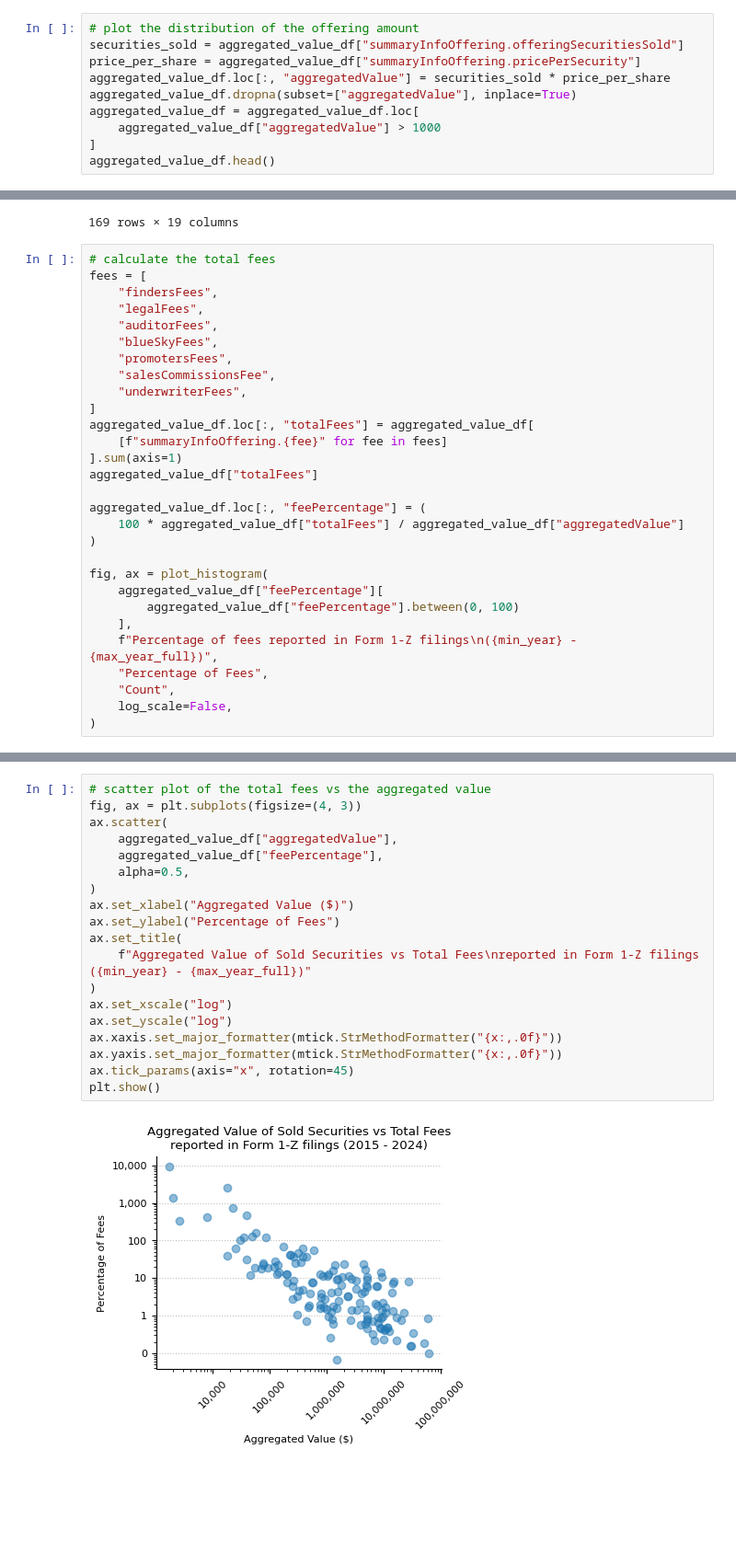
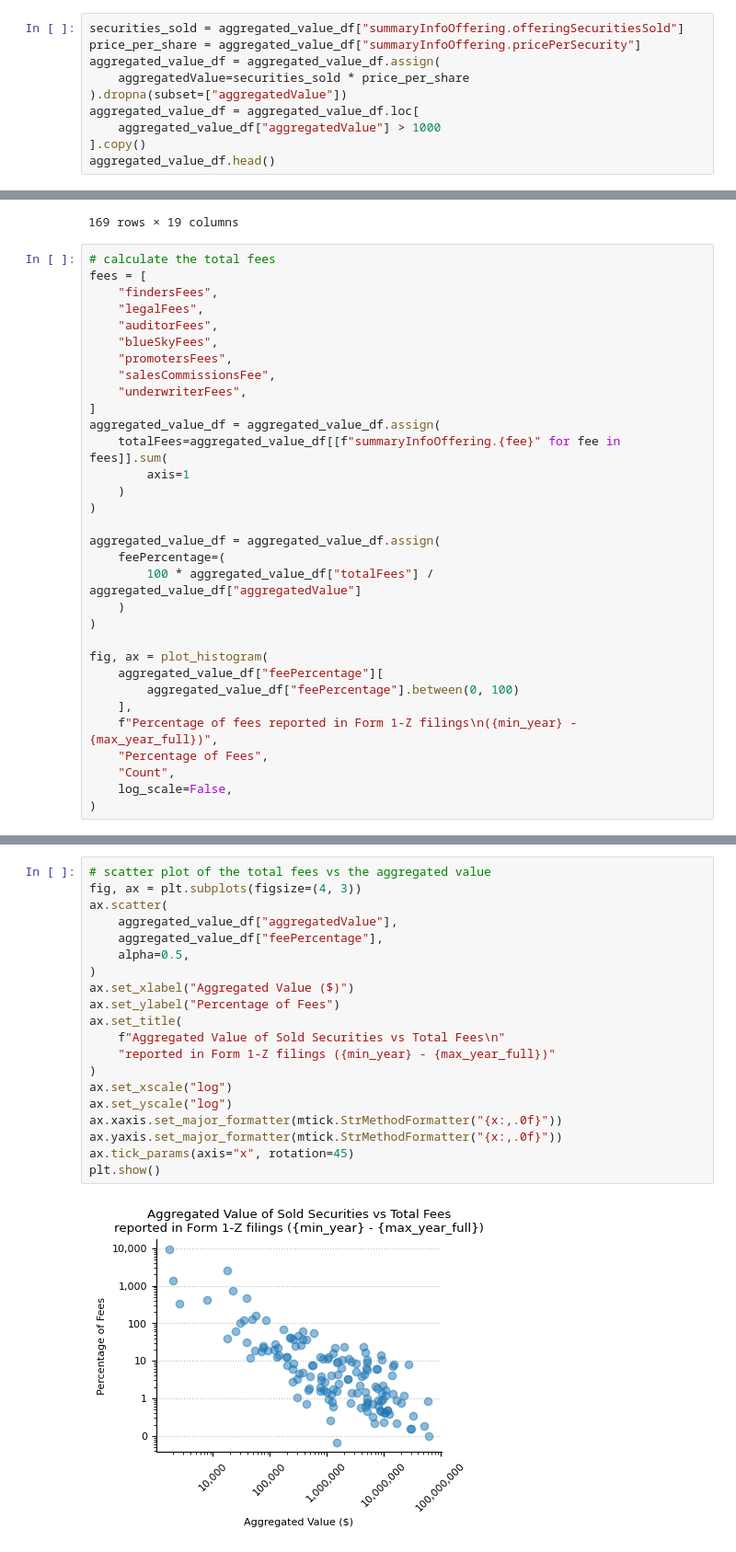
Before and after one commit to SEC-API-io/sec-api-cookbook, a Jupyter notebook: notebooks/reg-a/reg-a-tutorial-website.ipynb, the cells around one changed output, grey strips where cells are left out. Shown at 92% size. Cells and saved outputs as stored; diff of their text form; blank space fills up the shorter version.

```diff
--- a/notebooks/reg-a/reg-a-tutorial-website.ipynb
+++ b/notebooks/reg-a/reg-a-tutorial-website.ipynb
@@ -1200,13 +1201,13 @@ aggregated_value_df = form_1z_suminfo[
     ]
 ]
 # %%
-# plot the distribution of the offering amount
 securities_sold = aggregated_value_df["summaryInfoOffering.offeringSecuritiesSold"]
 price_per_share = aggregated_value_df["summaryInfoOffering.pricePerSecurity"]
-aggregated_value_df.loc[:, "aggregatedValue"] = securities_sold * price_per_share
-aggregated_value_df.dropna(subset=["aggregatedValue"], inplace=True)
+aggregated_value_df = aggregated_value_df.assign(
+    aggregatedValue=securities_sold * price_per_share
+).dropna(subset=["aggregatedValue"])
 aggregated_value_df = aggregated_value_df.loc[
     aggregated_value_df["aggregatedValue"] > 1000
-]
+].copy()
 aggregated_value_df.head()
 # %% [output]
@@ -1369,13 +1361,16 @@ fees = [
     "salesCommissionsFee",
     "underwriterFees",
 ]
-aggregated_value_df.loc[:, "totalFees"] = aggregated_value_df[
-    [f"summaryInfoOffering.{fee}" for fee in fees]
-].sum(axis=1)
-aggregated_value_df["totalFees"]
+aggregated_value_df = aggregated_value_df.assign(
+    totalFees=aggregated_value_df[[f"summaryInfoOffering.{fee}" for fee in fees]].sum(
+        axis=1
+    )
+)
 
-aggregated_value_df.loc[:, "feePercentage"] = (
-    100 * aggregated_value_df["totalFees"] / aggregated_value_df["aggregatedValue"]
+aggregated_value_df = aggregated_value_df.assign(
+    feePercentage=(
+        100 * aggregated_value_df["totalFees"] / aggregated_value_df["aggregatedValue"]
+    )
 )
 
 fig, ax = plot_histogram(
@@ -1402,21 +1387,22 @@ See the caveats in the documentation: https://pandas.pydata.org/pandas-docs/stab
 # %%
 # scatter plot of the total fees vs the aggregated value
 fig, ax = plt.subplots(figsize=(4, 3))
 ax.scatter(
     aggregated_value_df["aggregatedValue"],
     aggregated_value_df["feePercentage"],
     alpha=0.5,
 )
 ax.set_xlabel("Aggregated Value ($)")
 ax.set_ylabel("Percentage of Fees")
 ax.set_title(
-    f"Aggregated Value of Sold Securities vs Total Fees\nreported in Form 1-Z filings ({min_year} - {max_year_full})"
+    f"Aggregated Value of Sold Securities vs Total Fees\n"
+    "reported in Form 1-Z filings ({min_year} - {max_year_full})"
 )
 ax.set_xscale("log")
 ax.set_yscale("log")
 ax.xaxis.set_major_formatter(mtick.StrMethodFormatter("{x:,.0f}"))
 ax.yaxis.set_major_formatter(mtick.StrMethodFormatter("{x:,.0f}"))
 ax.tick_params(axis="x", rotation=45)
 plt.show()
 # %% [output]
-[figure, old version]
+[figure, new version]
```
Also changed, not shown: parts of 6 cells of this notebook.
